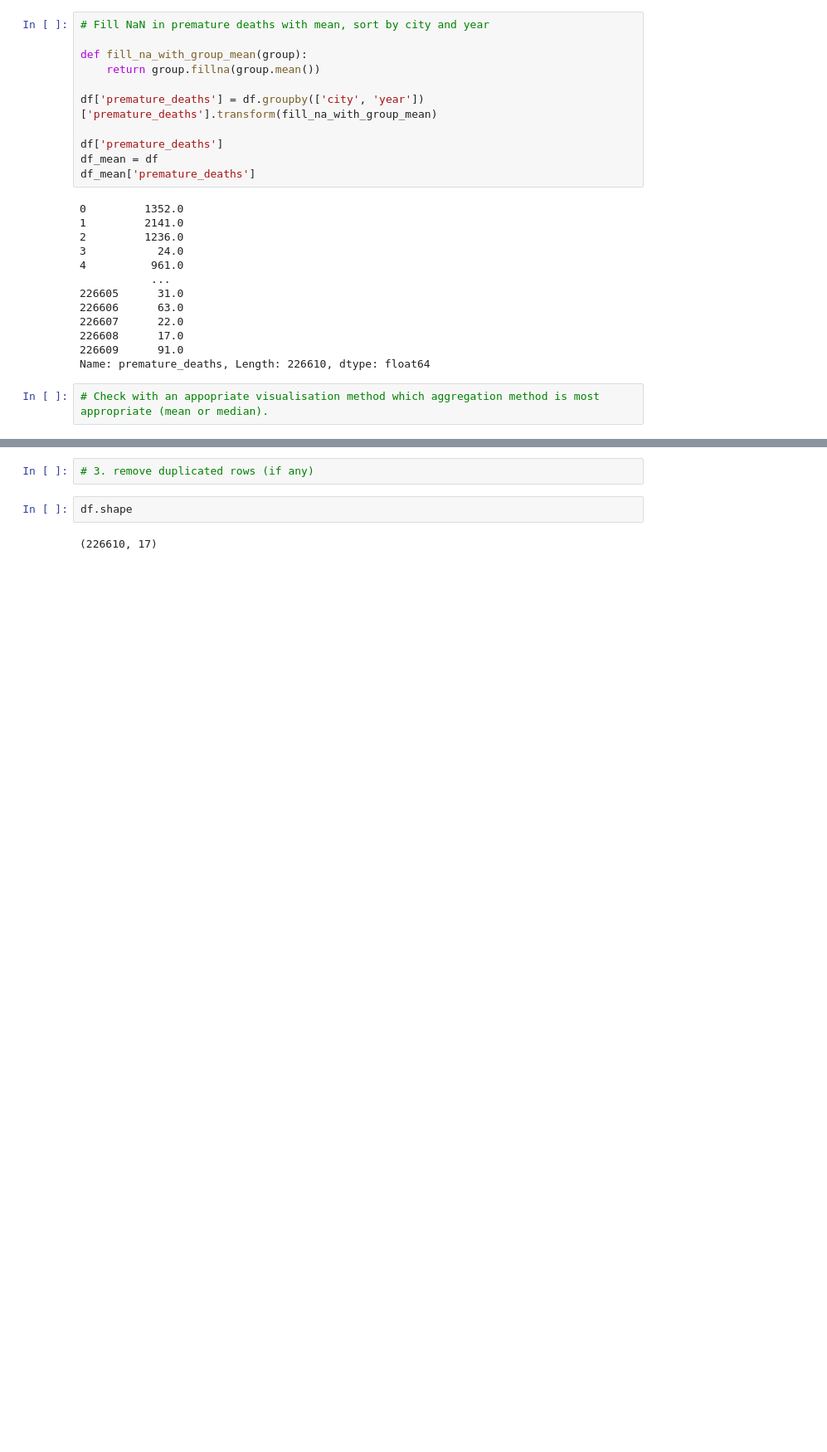
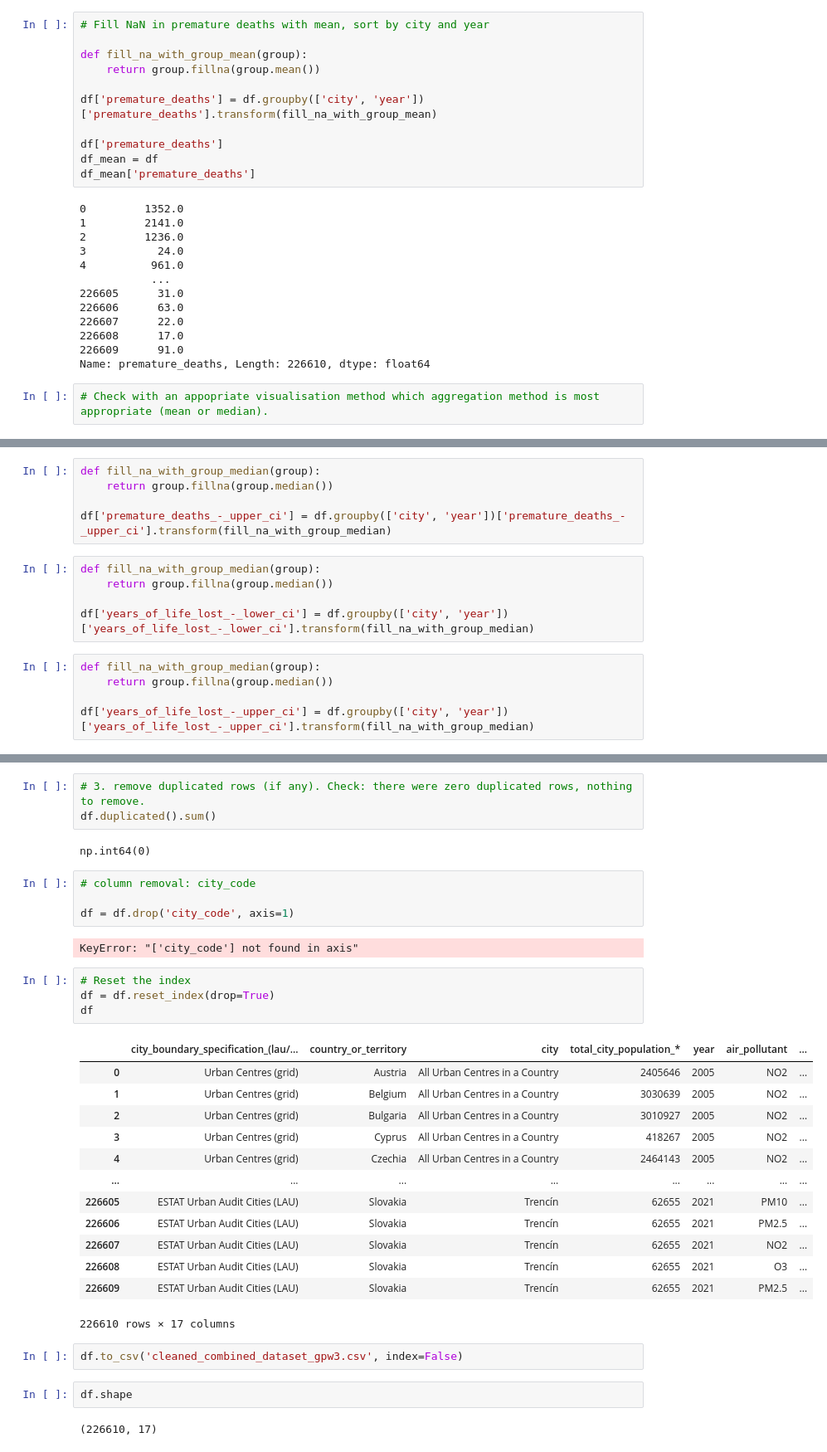
Before and after one commit to mauurits/ironhack_gpw3, a Jupyter notebook: notebooks/notebook_maurits.gpw3.ipynb, the cells around one changed output, grey strips where cells are left out. Shown at 83% size. Drawn from its saved outputs; the diff is of its cells as text; blank space fills up the shorter version.

```diff
--- a/notebooks/notebook_maurits.gpw3.ipynb
+++ b/notebooks/notebook_maurits.gpw3.ipynb
@@ -148,0 +152,15 @@ sns.countplot(x='premature_deaths', data=df_median)
+# %%
+def fill_na_with_group_median(group):
+    return group.fillna(group.median())
+
+df['premature_deaths_-_upper_ci'] = df.groupby(['city', 'year'])['premature_deaths_-_upper_ci'].transform(fill_na_with_group_median)
+# %%
+def fill_na_with_group_median(group):
+    return group.fillna(group.median())
+
+df['years_of_life_lost_-_lower_ci'] = df.groupby(['city', 'year'])['years_of_life_lost_-_lower_ci'].transform(fill_na_with_group_median)
+# %%
+def fill_na_with_group_median(group):
+    return group.fillna(group.median())
+
+df['years_of_life_lost_-_upper_ci'] = df.groupby(['city', 'year'])['years_of_life_lost_-_upper_ci'].transform(fill_na_with_group_median)
@@ -149,5 +188,34 @@ sns.countplot(x='premature_deaths', data=df_median)
 # %%
-# 3. remove duplicated rows (if any)
+# 3. remove duplicated rows (if any). Check: there were zero duplicated rows, nothing to remove.
+df.duplicated().sum()
+# %% [output]
+np.int64(0)
+# %%
+# column removal: city_code
+
+df = df.drop('city_code', axis=1)
+# %% [output]
+KeyError: "['city_code'] not found in axis"
+# %%
+# Reset the index
+df = df.reset_index(drop=True)
+df
+# %% [output]
+|  | city_boundary_specification_(lau/... | country_or_territory | city | total_city_population_* | year | air_pollutant | ... |
+| 0 | Urban Centres (grid) | Austria | All Urban Centres in a Country | 2405646 | 2005 | NO2 | ... |
+| 1 | Urban Centres (grid) | Belgium | All Urban Centres in a Country | 3030639 | 2005 | NO2 | ... |
+| 2 | Urban Centres (grid) | Bulgaria | All Urban Centres in a Country | 3010927 | 2005 | NO2 | ... |
+| 3 | Urban Centres (grid) | Cyprus | All Urban Centres in a Country | 418267 | 2005 | NO2 | ... |
+| 4 | Urban Centres (grid) | Czechia | All Urban Centres in a Country | 2464143 | 2005 | NO2 | ... |
+| ... | ... | ... | ... | ... | ... | ... | ... |
+| 226605 | ESTAT Urban Audit Cities (LAU) | Slovakia | Trencín | 62655 | 2021 | PM10 | ... |
+| 226606 | ESTAT Urban Audit Cities (LAU) | Slovakia | Trencín | 62655 | 2021 | PM2.5 | ... |
+| 226607 | ESTAT Urban Audit Cities (LAU) | Slovakia | Trencín | 62655 | 2021 | NO2 | ... |
+| 226608 | ESTAT Urban Audit Cities (LAU) | Slovakia | Trencín | 62655 | 2021 | O3 | ... |
+| 226609 | ESTAT Urban Audit Cities (LAU) | Slovakia | Trencín | 62655 | 2021 | PM2.5 | ... |
+226610 rows × 17 columns
+# %%
+df.to_csv('cleaned_combined_dataset_gpw3.csv', index=False)
 # %%
 df.shape
 # %% [output]
```
Also changed, not shown: parts of 8 cells of this notebook.
